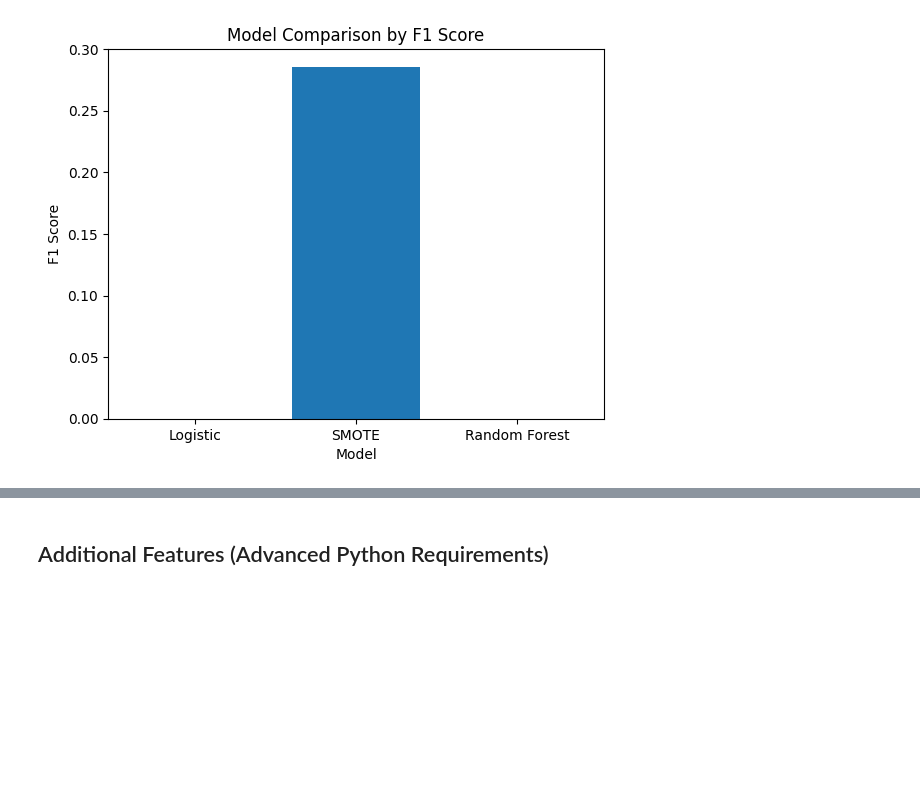
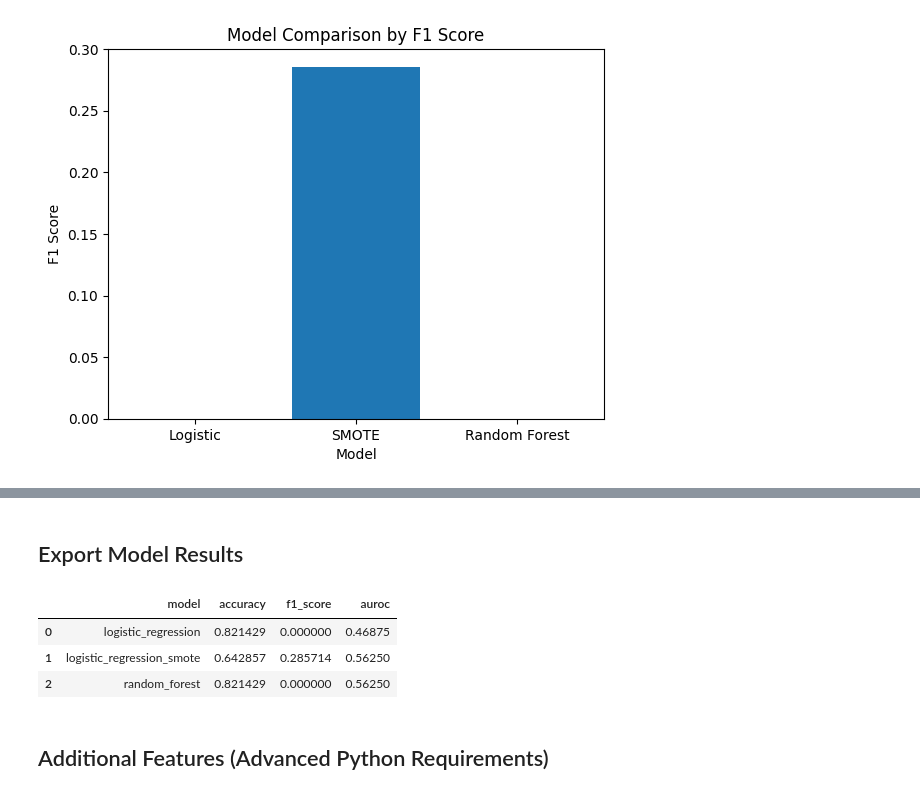
Before and after one commit to Yvvny/icu-mortality-prediction, a Jupyter notebook: main.ipynb, the cells around one changed output, grey strips where cells are left out. Saved outputs shown, nothing was run; the diff lists cells and outputs as text; code cells hidden in the pictures; blank space fills up the shorter version.

```diff
--- a/main.ipynb
+++ b/main.ipynb
@@ -158,3 +197,13 @@ plot_model_f1_scores(f1_scores)
+# %% [markdown]
+## Export Model Results
+# %%
+results_df = export_model_results(predictor.results)
+results_df
+# %% [output]
+|  | model | accuracy | f1_score | auroc |
+| 0 | logistic_regression | 0.821429 | 0.000000 | 0.46875 |
+| 1 | logistic_regression_smote | 0.642857 | 0.285714 | 0.56250 |
+| 2 | random_forest | 0.821429 | 0.000000 | 0.56250 |
 # %% [markdown]
 ## Additional Features (Advanced Python Requirements)
 # %%
```
Also changed, not shown: parts of 8 cells of this notebook, 1 other file.
